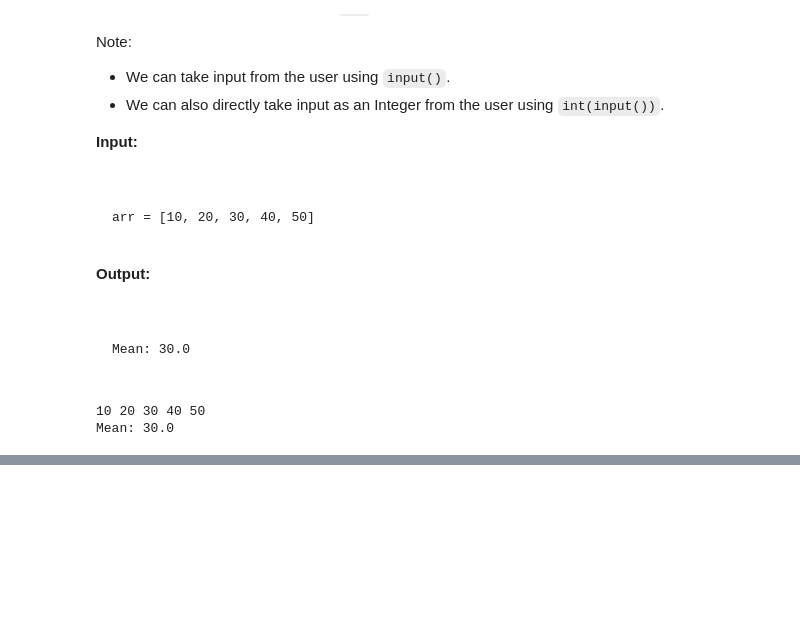
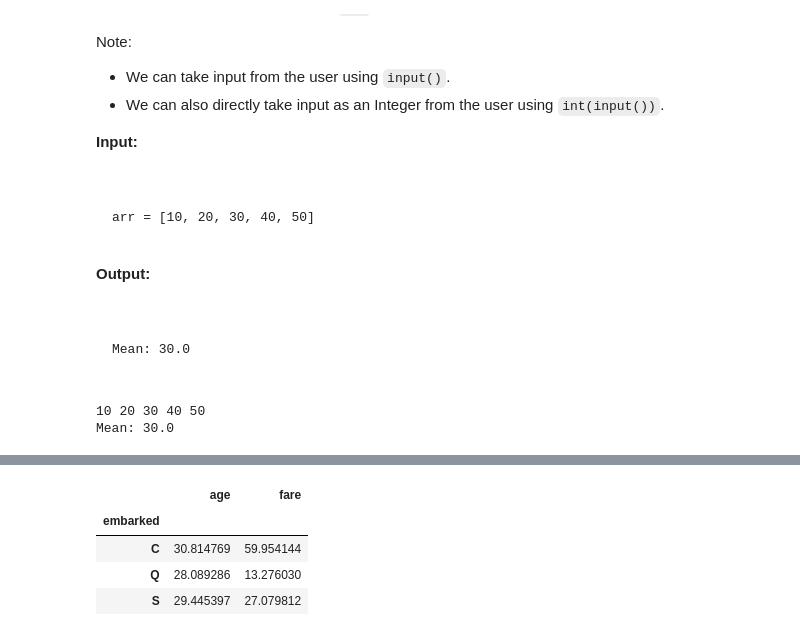
Before and after one commit to ysnayal17/TIHAN_Assignments, a Jupyter notebook: Assignment_Part_4.ipynb, the cells around one changed output, grey strips where cells are left out. Saved outputs shown, nothing was run; the diff lists cells and outputs as text; code cells hidden in the pictures; blank space fills up the shorter version.

```diff
--- a/Assignment_Part_4.ipynb
+++ b/Assignment_Part_4.ipynb
@@ -254,0 +284,10 @@ Mean: 30.0
+# %%
+df.groupby('embarked')[['age', 'fare']].agg('mean')
+# or
+df.groupby('embarked')[['age', 'fare']].mean()
+# %% [output]
+|  | age | fare |
+| embarked |  |  |
+| C | 30.814769 | 59.954144 |
+| Q | 28.089286 | 13.276030 |
+| S | 29.445397 | 27.079812 |
```
Also changed, not shown: parts of 6 cells of this notebook.
